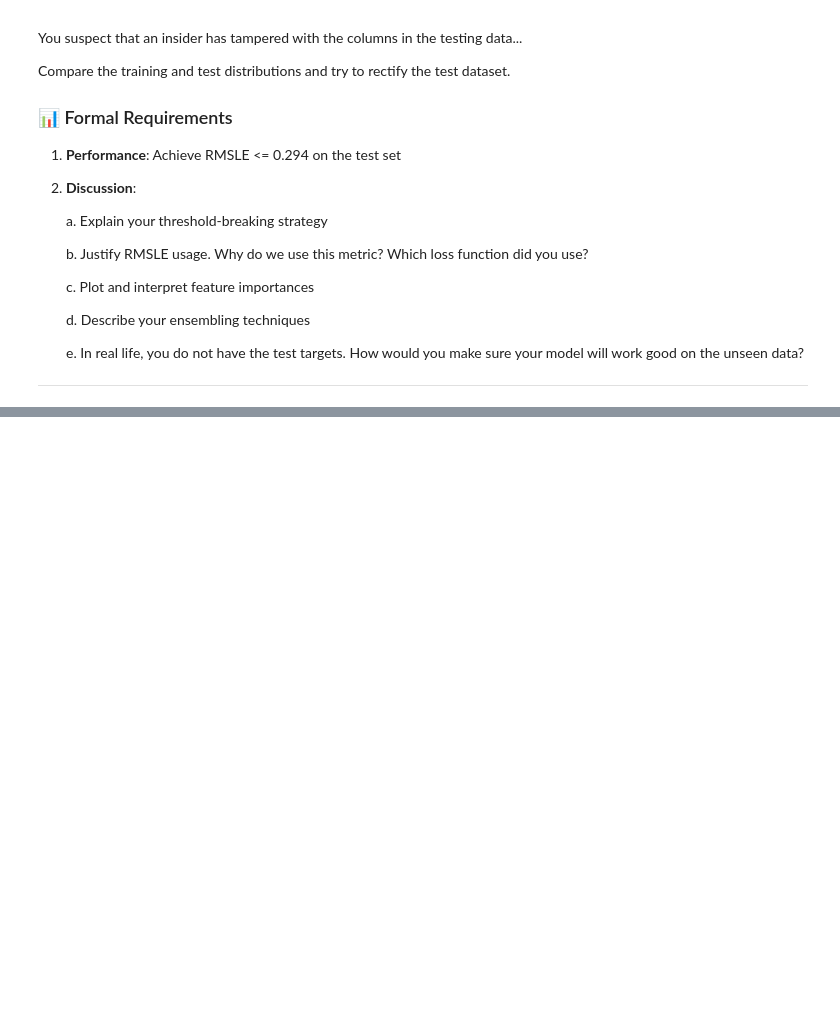
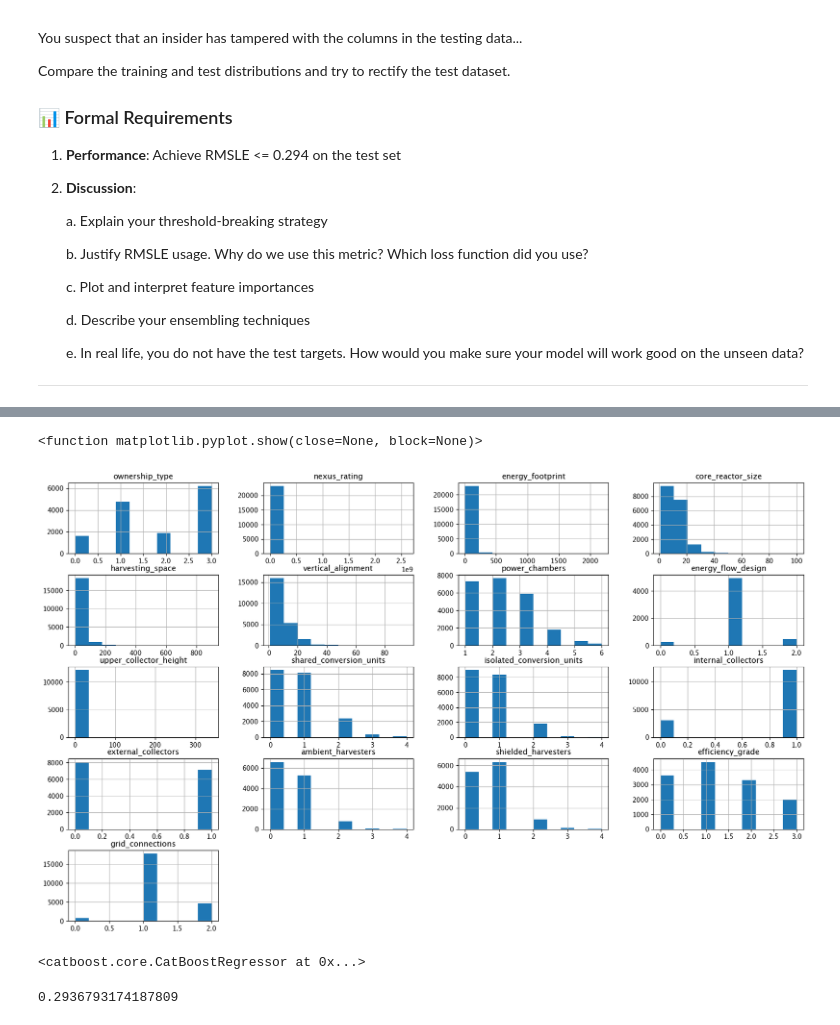
Before and after one commit to Afrasum/TDT4172, a Jupyter notebook: assignment_1/Chapter_1.ipynb, the cells around one changed output, grey strips where cells are left out. Saved outputs shown, nothing was run; the diff lists cells and outputs as text; code cells hidden in the pictures; blank space fills up the shorter version.

```diff
--- a/assignment_1/Chapter_1.ipynb
+++ b/assignment_1/Chapter_1.ipynb
@@ -612,0 +517,7 @@ plt.show()
+# %%
+train.hist(figsize=(20, 12))
+
+plt.show
+# %% [output]
+<function matplotlib.pyplot.show(close=None, block=None)>
+[figure, added]
@@ -612,0 +556,22 @@ plt.show()
+# %%
+model = CatBoostRegressor(
+    loss_function="RMSE",
+    verbose=0,
+    random_state=13,
+    iterations=1650,
+    learning_rate=0.02,
+    depth=10,
+    cat_features=categorical_features
+)
+
+model.fit(X_train, y_train)
+# %% [output]
+<catboost.core.CatBoostRegressor at 0x...>
+# %%
+y_pred = np.expm1(model.predict(X_test))
+
+score = rmsle(y_test, y_pred)
+
+print(score)
+# %% [output]
+0.2936793174187809
```
Also changed, not shown: parts of 32 cells of this notebook, 2 other files.
